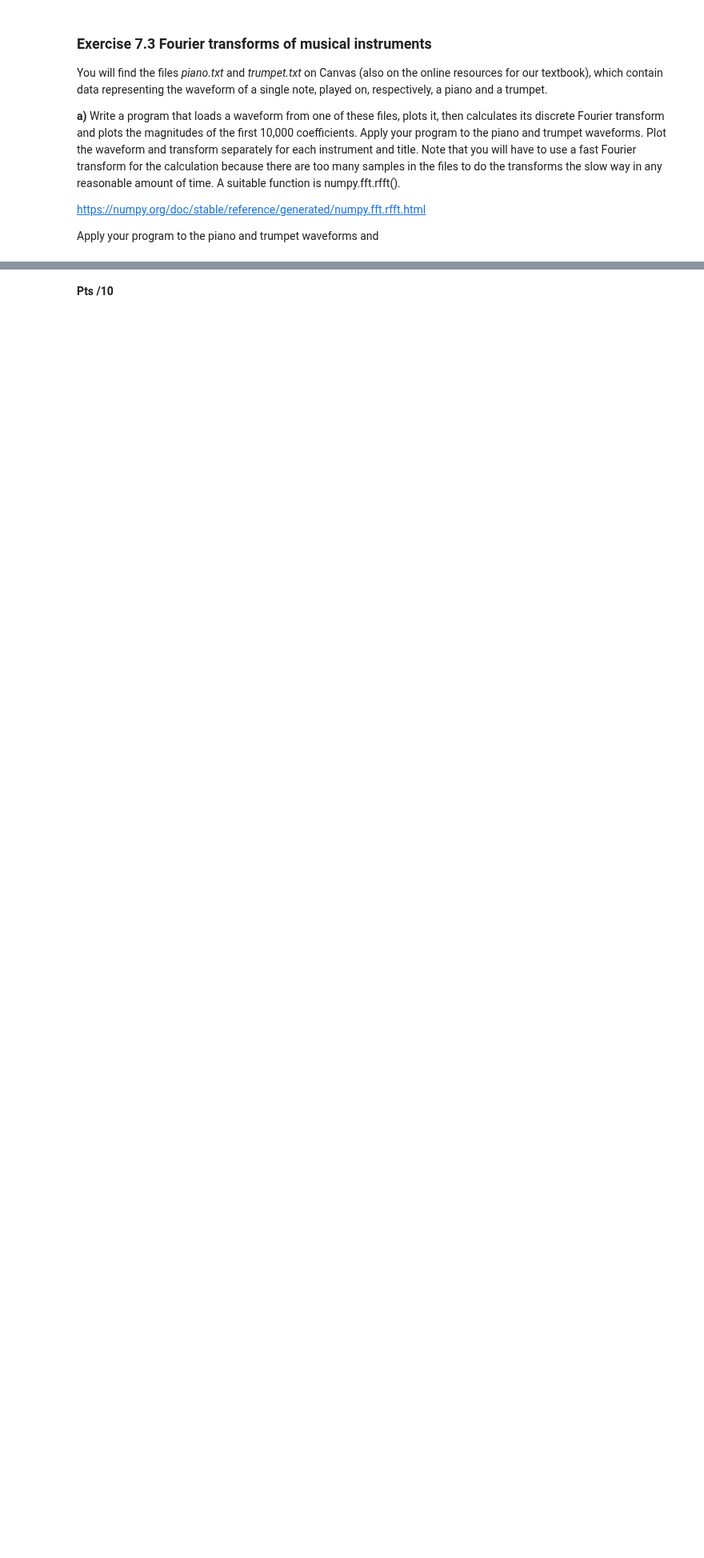
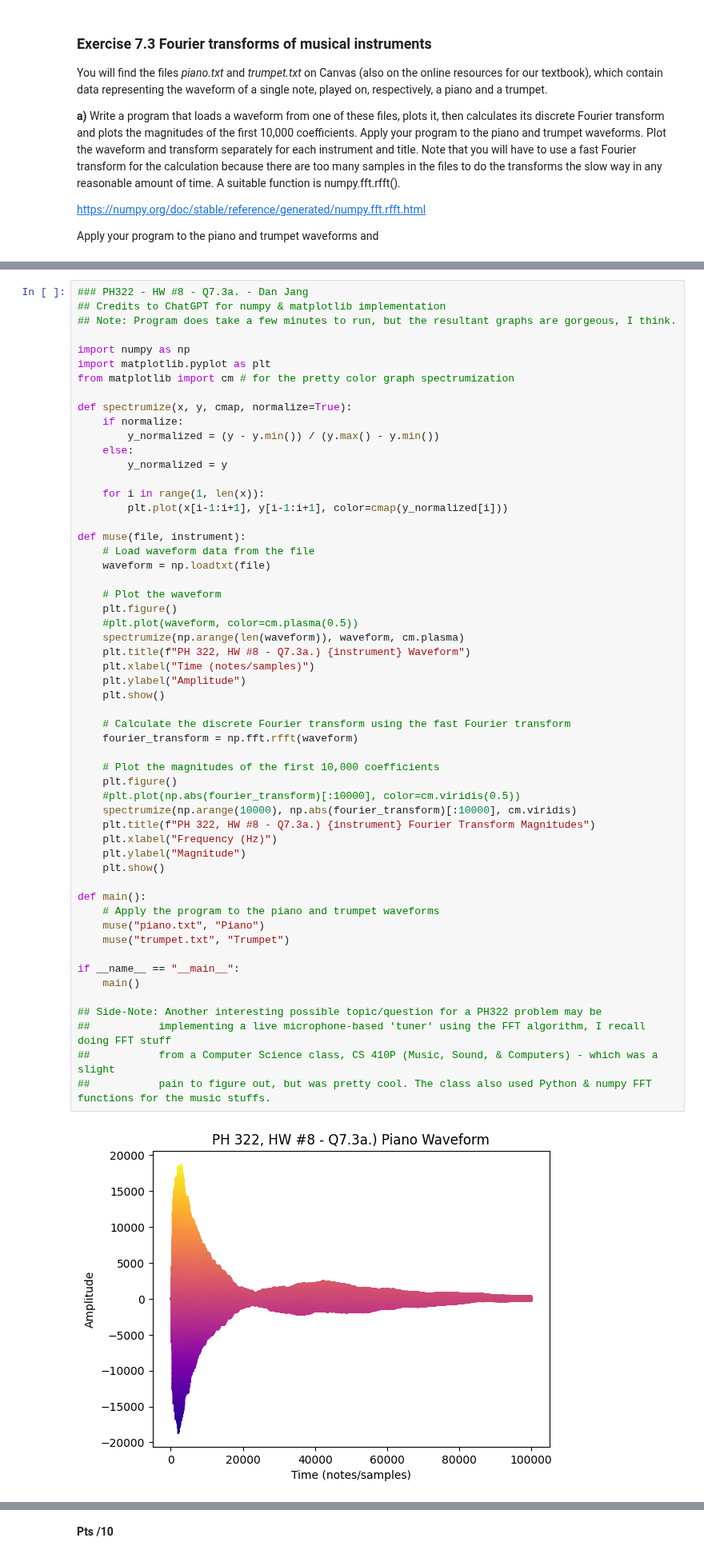
Before and after one commit to DebuggerDan/ph322-computational-physics-sp23, a Jupyter notebook: hw8_dan_jang_ph322_2023.ipynb, the cells around one changed output, grey strips where cells are left out. Shown at 80% size. Drawn from its saved outputs; the diff is of its cells as text; blank space fills up the shorter version.

```diff
--- a/hw8_dan_jang_ph322_2023.ipynb
+++ b/hw8_dan_jang_ph322_2023.ipynb
@@ -20,0 +19,57 @@ Apply your program to the piano and trumpet waveforms and
+# %%
+### PH322 - HW #8 - Q7.3a. - Dan Jang
+## Credits to ChatGPT for numpy & matplotlib implementation
+## Note: Program does take a few minutes to run, but the resultant graphs are gorgeous, I think.
+
+import numpy as np
+import matplotlib.pyplot as plt
+from matplotlib import cm # for the pretty color graph spectrumization
+
+def spectrumize(x, y, cmap, normalize=True):
+    if normalize:
+        y_normalized = (y - y.min()) / (y.max() - y.min())
+    else:
+        y_normalized = y
+
+    for i in range(1, len(x)):
+        plt.plot(x[i-1:i+1], y[i-1:i+1], color=cmap(y_normalized[i]))
+
+def muse(file, instrument):
+    # Load waveform data from the file
+    waveform = np.loadtxt(file)
+
+    # Plot the waveform
+    plt.figure()
+    #plt.plot(waveform, color=cm.plasma(0.5))
+    spectrumize(np.arange(len(waveform)), waveform, cm.plasma)
+    plt.title(f"PH 322, HW #8 - Q7.3a.) {instrument} Waveform")
+    plt.xlabel("Time (notes/samples)")
+    plt.ylabel("Amplitude")
+    plt.show()
+
+    # Calculate the discrete Fourier transform using the fast Fourier transform
+    fourier_transform = np.fft.rfft(waveform)
+
+    # Plot the magnitudes of the first 10,000 coefficients
+    plt.figure()
+    #plt.plot(np.abs(fourier_transform)[:10000], color=cm.viridis(0.5))
+    spectrumize(np.arange(10000), np.abs(fourier_transform)[:10000], cm.viridis)
+    plt.title(f"PH 322, HW #8 - Q7.3a.) {instrument} Fourier Transform Magnitudes")
+    plt.xlabel("Frequency (Hz)")
+    plt.ylabel("Magnitude")
+    plt.show()
+
+def main():
+    # Apply the program to the piano and trumpet waveforms
+    muse("piano.txt", "Piano")
+    muse("trumpet.txt", "Trumpet")
+
+if __name__ == "__main__":
+    main()
+
+## Side-Note: Another interesting possible topic/question for a PH322 problem may be
+##           implementing a live microphone-based 'tuner' using the FFT algorithm, I recall doing FFT stuff
+##           from a Computer Science class, CS 410P (Music, Sound, & Computers) - which was a slight
+##           pain to figure out, but was pretty cool. The class also used Python & numpy FFT functions for the music stuffs.
+# %% [output]
+[figure, added]
```
Also changed, not shown: parts of 19 cells of this notebook.
